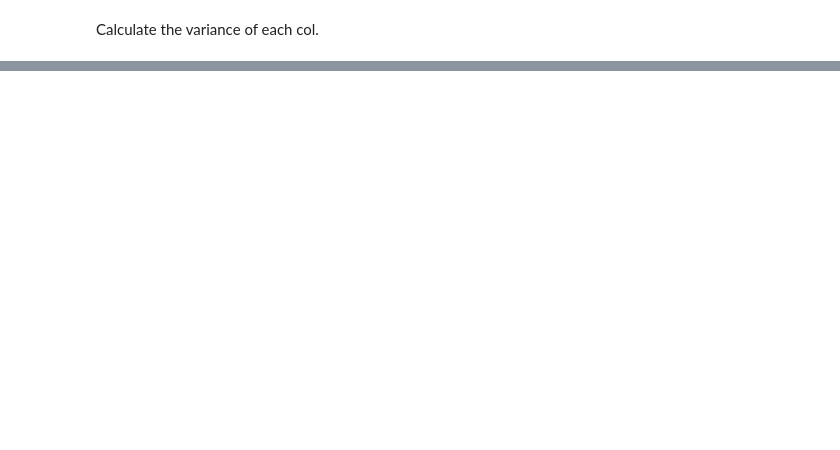
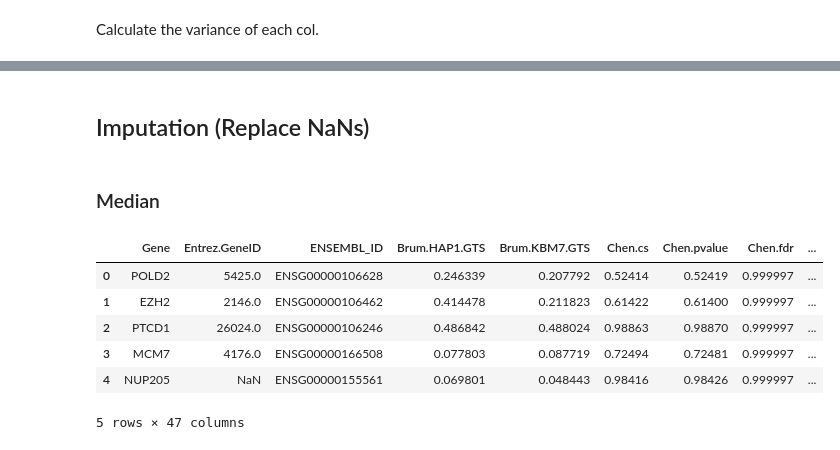
Before and after one commit to liuweihanty/ts_machine_learning, a Jupyter notebook: code/ts_clean.ipynb, the cells around one changed output, grey strips where cells are left out. Drawn from its saved outputs; the diff is of its cells as text; code cells hidden in the pictures; blank space fills up the shorter version.

```diff
--- a/code/ts_clean.ipynb
+++ b/code/ts_clean.ipynb
@@ -144,0 +245,4 @@ ts_score_cleaned_zero.to_csv(r'../data/Rank_variables_master_list_cleaned.csv')
+# %% [markdown]
+## Imputation (Replace NaNs)
+# %% [markdown]
+### Median
@@ -144,0 +257,11 @@ ts_score_cleaned_zero.to_csv(r'../data/Rank_variables_master_list_cleaned.csv')
+# %%
+ts_score_median_imputation = nan_to_median(ts_score_cleaned)
+ts_score_median_imputation.head()
+# %% [output]
+|  | Gene | Entrez.GeneID | ENSEMBL_ID | Brum.HAP1.GTS | Brum.KBM7.GTS | Chen.cs | Chen.pvalue | Chen.fdr | ... |
+| 0 | POLD2 | 5425.0 | ENSG00000106628 | 0.246339 | 0.207792 | 0.52414 | 0.52419 | 0.999997 | ... |
+| 1 | EZH2 | 2146.0 | ENSG00000106462 | 0.414478 | 0.211823 | 0.61422 | 0.61400 | 0.999997 | ... |
+| 2 | PTCD1 | 26024.0 | ENSG00000106246 | 0.486842 | 0.488024 | 0.98863 | 0.98870 | 0.999997 | ... |
+| 3 | MCM7 | 4176.0 | ENSG00000166508 | 0.077803 | 0.087719 | 0.72494 | 0.72481 | 0.999997 | ... |
+| 4 | NUP205 | NaN | ENSG00000155561 | 0.069801 | 0.048443 | 0.98416 | 0.98426 | 0.999997 | ... |
+5 rows × 47 columns
```
Also changed, not shown: parts of 40 cells of this notebook, 5 other files.
